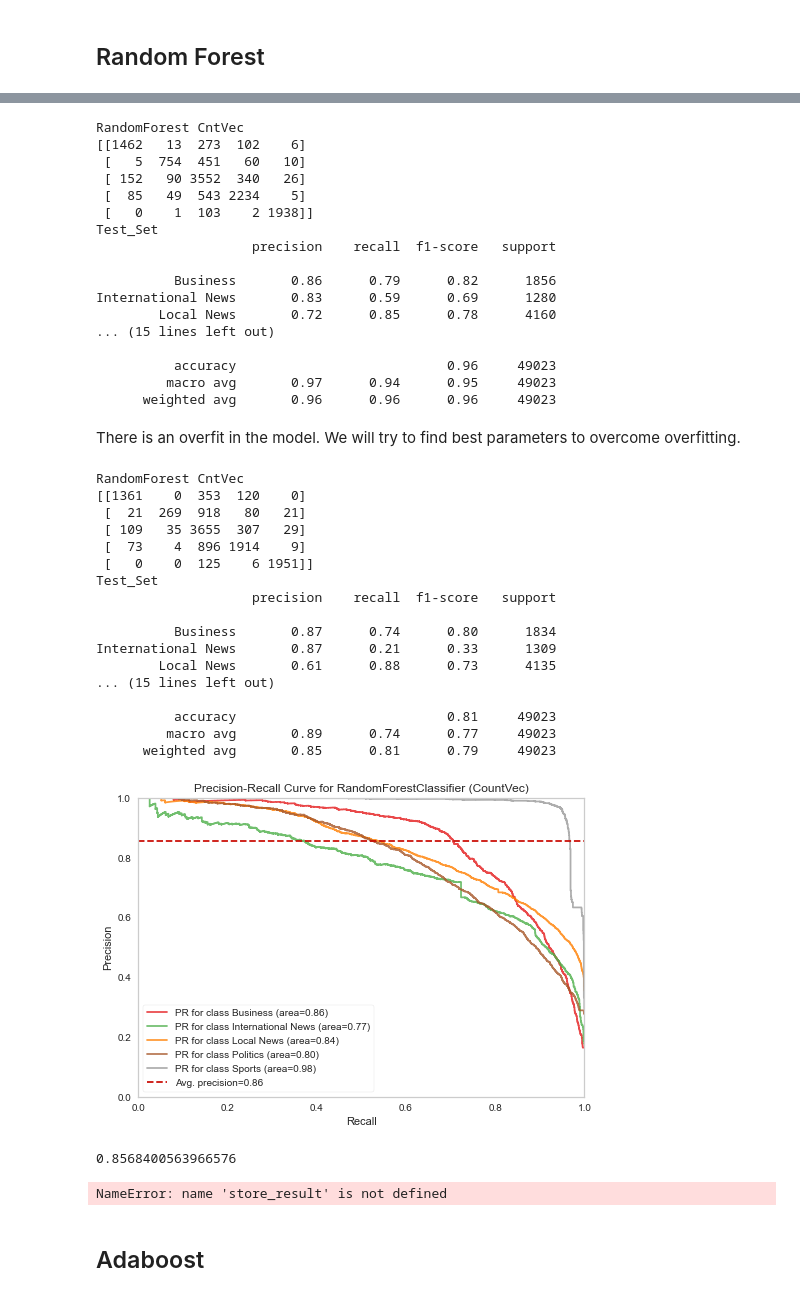
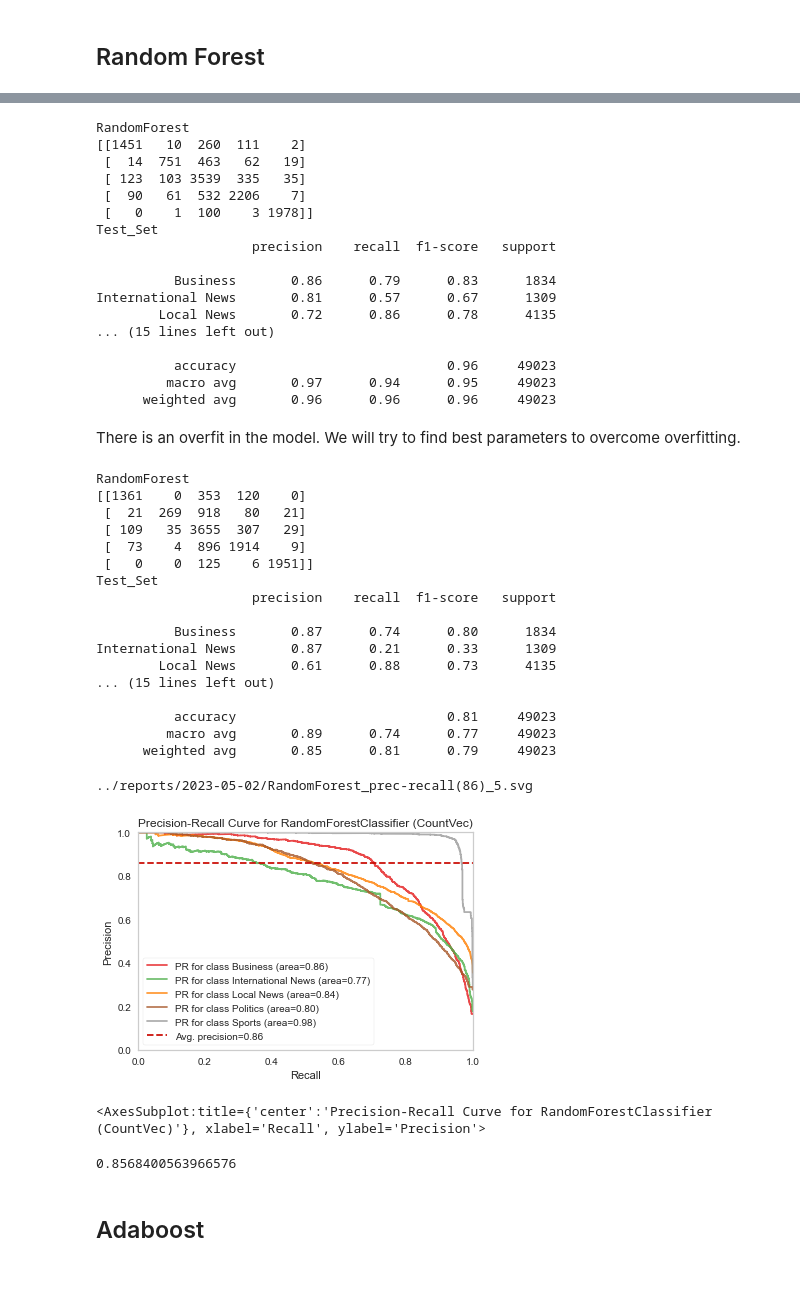
Before and after one commit to halit-vural/Ethiopian-languages-DS, a Jupyter notebook: notebooks/Amharic-News-Text-classification-2-1 stopwords (HV).ipynb, the cells around one changed output, grey strips where cells are left out. Drawn from its saved outputs; the diff is of its cells as text; code cells hidden in the pictures.

Commit message:
results for all experiments

```diff
--- a/notebooks/Amharic-News-Text-classification-2-1 stopwords (HV).ipynb
+++ b/notebooks/Amharic-News-Text-classification-2-1 stopwords (HV).ipynb
@@ -374,7 +376,7 @@ X_train, X_test, y_train, y_test = train_test_split(X, Y, stratify=Y, test_size=
 # %% [markdown]
 ## Gaussian Naive Bayes
 # %%
-method_name = 'GaussianNB'
+model_name = 'GaussianNB'
 # %%
 from sklearn.naive_bayes import GaussianNB
 classifier = GaussianNB()
@@ -413,3 +415,11 @@ International News       0.41      0.91      0.57      1280
+# %%
+cnt = 0
+def save_graph(viz):
+    global cnt
+    cnt += 1
+    savepath = reports_dir + model_name + "_prec-recall(" + str(round(score, 2)).replace('0.','') + ')_' + str(cnt) + '.svg'
+    viz.ax.figure.savefig(savepath, format='svg', bbox_inches='tight')
+    print(savepath)
 # %%
 from yellowbrick.classifier import PrecisionRecallCurve
 
@@ -723,18 +734,18 @@ accuracy
 # %%
-print_eval(method_name, classifier, X_train, X_test, y_train, y_test)
+print_eval(model_name, classifier, X_train, X_test, y_train, y_test)
 # %% [output]
-RandomForest CntVec
-[[1462   13  273  102    6]
- [   5  754  451   60   10]
- [ 152   90 3552  340   26]
- [  85   49  543 2234    5]
- [   0    1  103    2 1938]]
+RandomForest
+[[1451   10  260  111    2]
+ [  14  751  463   62   19]
+ [ 123  103 3539  335   35]
+ [  90   61  532 2206    7]
+ [   0    1  100    3 1978]]
 Test_Set
                     precision    recall  f1-score   support
 
-          Business       0.86      0.79      0.82      1856
-International News       0.83      0.59      0.69      1280
-        Local News       0.72      0.85      0.78      4160
+          Business       0.86      0.79      0.83      1834
+International News       0.81      0.57      0.67      1309
+        Local News       0.72      0.86      0.78      4135
 ... (15 lines left out)
 
           accuracy                           0.96     49023
@@ -767,9 +778,9 @@ y_pred = classifier.predict(X_test)
 from sklearn.metrics import accuracy_score
 accuracy = accuracy_score(y_test, y_pred)
 
-print_eval(method_name, classifier, X_train, X_test, y_train, y_test)
+print_eval(model_name, classifier, X_train, X_test, y_train, y_test)
 # %% [output]
-RandomForest CntVec
+RandomForest
 [[1361    0  353  120    0]
  [  21  269  918   80   21]
  [ 109   35 3655  307   29]
@@ -804,28 +815,28 @@ International News       0.87      0.21      0.33      1309
 # %%
 from yellowbrick.classifier import PrecisionRecallCurve
 
 viz = PrecisionRecallCurve(
     RandomForestClassifier(1600,
                            max_depth=15,
                            random_state = 42, n_jobs = -1),
     title="Precision-Recall Curve for RandomForestClassifier (CountVec)",
     classes=classifier.classes_,
     per_class=True,
     cmap="Set1"
 )
 viz.fit(X_train,y_train)
 score = viz.score(X_test, y_test)
-path = reports_dir + method_name + "_prec-recall.png"
-viz.show(outpath=path);
+save_graph(viz)
+viz.show()
 # %% [output]
+../reports/2023-05-02/RandomForest_prec-recall(86)_5.svg
-[figure, old version]
+[figure, new version]
+<AxesSubplot:title={'center':'Precision-Recall Curve for RandomForestClassifier (CountVec)'}, xlabel='Recall', ylabel='Precision'>
 # %%
 score
 # %% [output]
 0.8568400563966576
 # %%
-store_result(method_name, feature, y_test, y_pred, viz)
+store_result(method, model_name, y_test, y_pred, score)
-# %% [output]
-NameError: name 'store_result' is not defined
 # %% [markdown]
 ## Adaboost
```
Also changed, not shown: parts of 92 cells of this notebook, 32 other files.
